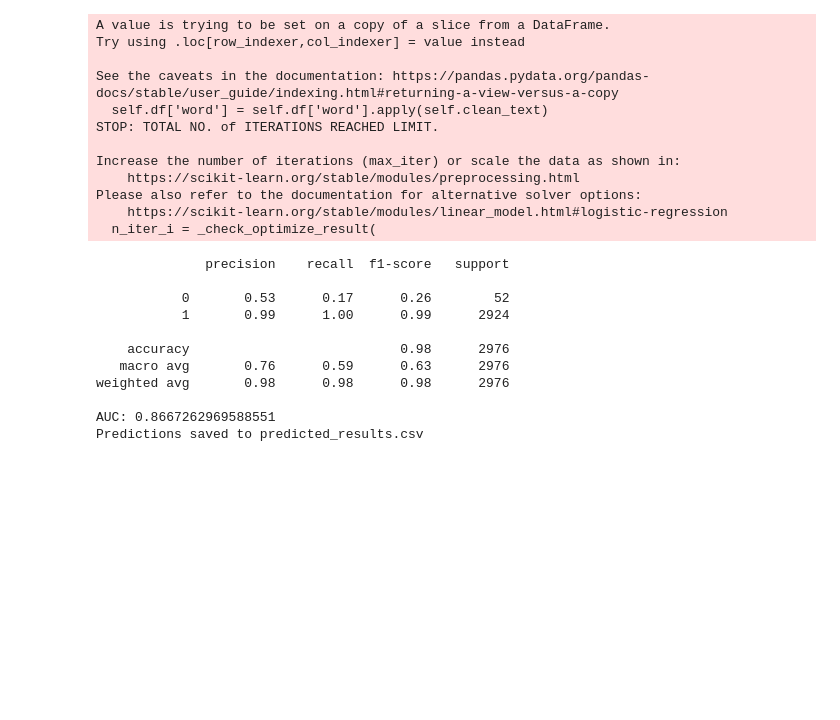
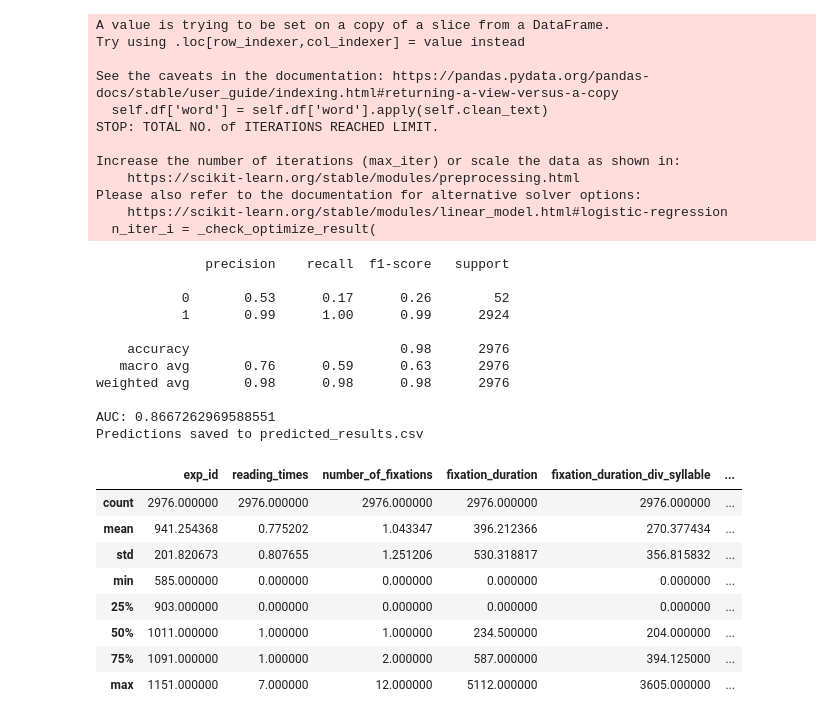
Before and after one commit to WhiteBlacken/eye_algorithm, a Jupyter notebook: data/data_analysis.ipynb, the cells around one changed output. Cells and saved outputs as stored; diff of their text form; code cells hidden in the pictures; blank space fills up the shorter version.

```diff
--- a/data/data_analysis.ipynb
+++ b/data/data_analysis.ipynb
@@ -400,3 +432,18 @@ weighted avg       0.98      0.98      0.98      2976
 
 AUC: 0.8667262969588551
 Predictions saved to predicted_results.csv
+# %%
+import pandas as pd
+not_skip_predict = pd.read_csv('not_skip_predicted.csv')
+# %%
+not_skip_predict.describe()
+# %% [output]
+|  | exp_id | reading_times | number_of_fixations | fixation_duration | fixation_duration_div_syllable | ... |
+| count | 2976.000000 | 2976.000000 | 2976.000000 | 2976.000000 | 2976.000000 | ... |
+| mean | 941.254368 | 0.775202 | 1.043347 | 396.212366 | 270.377434 | ... |
+| std | 201.820673 | 0.807655 | 1.251206 | 530.318817 | 356.815832 | ... |
+| min | 585.000000 | 0.000000 | 0.000000 | 0.000000 | 0.000000 | ... |
+| 25% | 903.000000 | 0.000000 | 0.000000 | 0.000000 | 0.000000 | ... |
+| 50% | 1011.000000 | 1.000000 | 1.000000 | 234.500000 | 204.000000 | ... |
+| 75% | 1091.000000 | 1.000000 | 2.000000 | 587.000000 | 394.125000 | ... |
+| max | 1151.000000 | 7.000000 | 12.000000 | 5112.000000 | 3605.000000 | ... |
```
Also changed, not shown: parts of 7 cells of this notebook, 1 other file.
